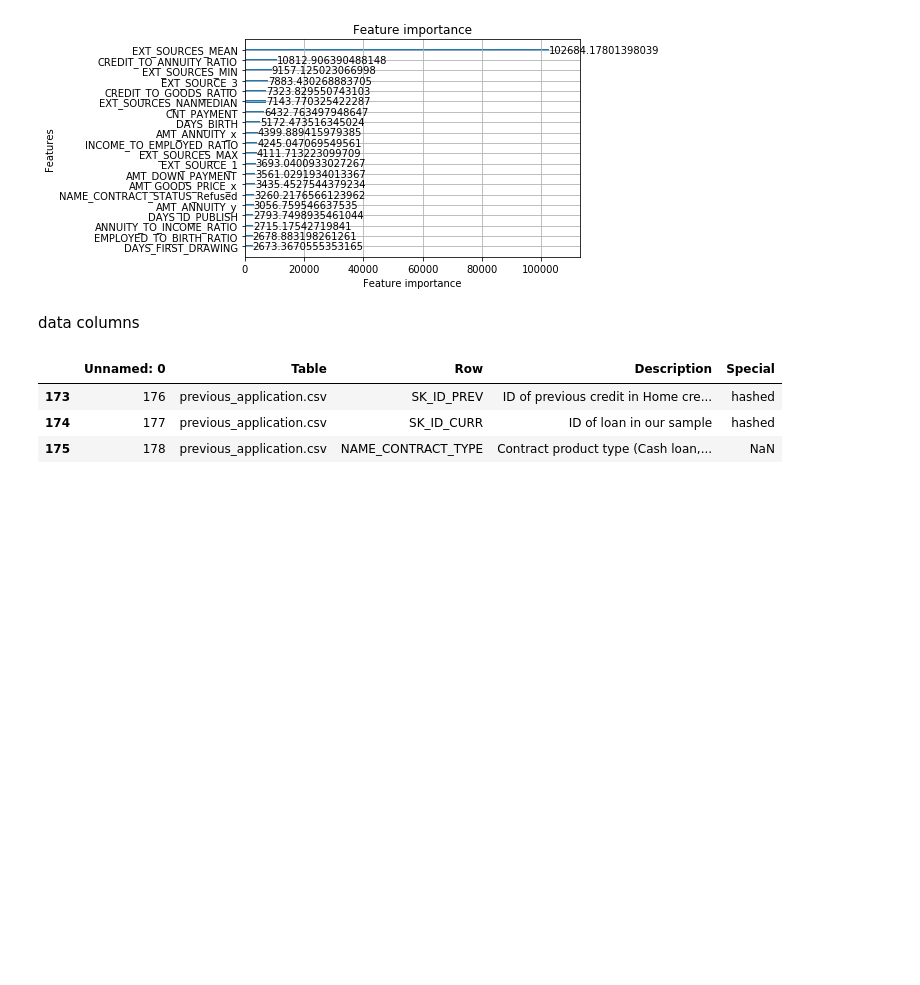
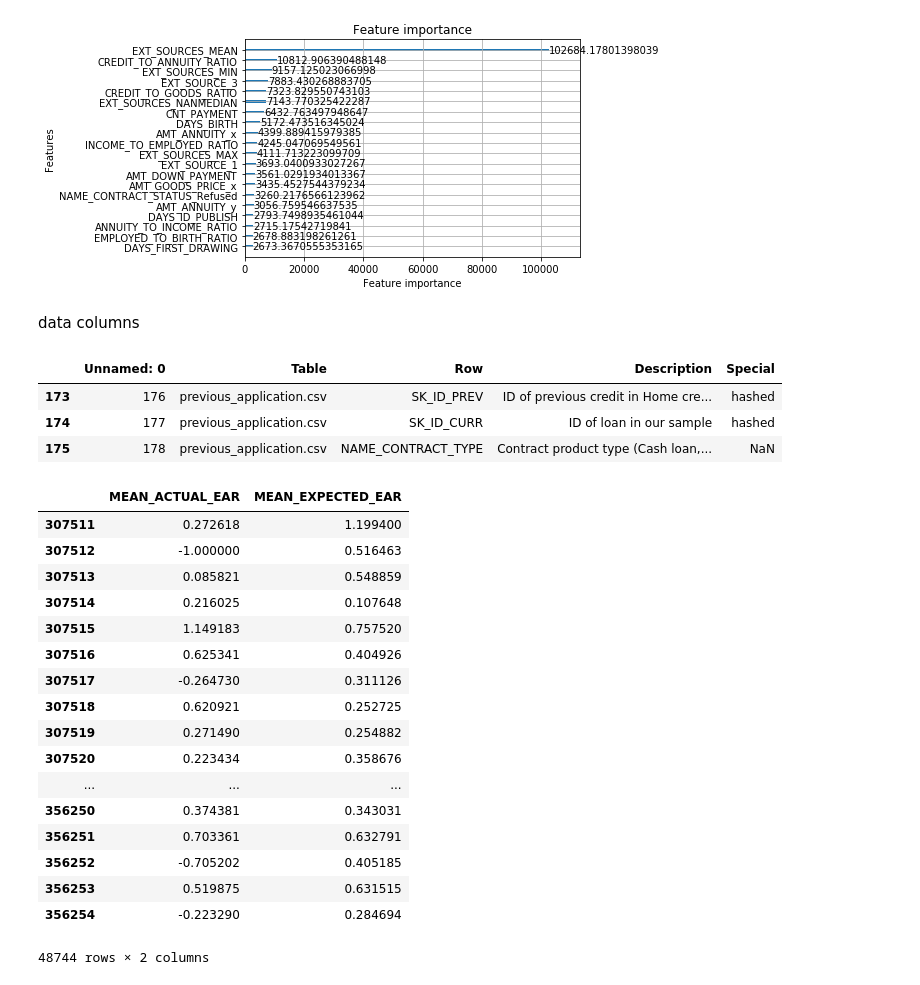
Before and after one commit to narendraparigi1987/home-credit-default-risk, a Jupyter notebook: lightGBM_ApplicationFeatureSet_EARFeatureSet.ipynb, the cells around one changed output. Cells and saved outputs as stored; diff of their text form; code cells hidden in the pictures; blank space fills up the shorter version.

```diff
--- a/lightGBM_ApplicationFeatureSet_EARFeatureSet.ipynb
+++ b/lightGBM_ApplicationFeatureSet_EARFeatureSet.ipynb
@@ -308,3 +308,24 @@ column_info[column_info['Table'] == 'previous_application.csv'][:3]
 | 173 | 176 | previous_application.csv | SK_ID_PREV | ID of previous credit in Home cre... | hashed |
 | 174 | 177 | previous_application.csv | SK_ID_CURR | ID of loan in our sample | hashed |
 | 175 | 178 | previous_application.csv | NAME_CONTRACT_TYPE | Contract product type (Cash loan,... | NaN |
+# %%
+test[['MEAN_ACTUAL_EAR', 'MEAN_EXPECTED_EAR']]
+# %% [output]
+|  | MEAN_ACTUAL_EAR | MEAN_EXPECTED_EAR |
+| 307511 | 0.272618 | 1.199400 |
+| 307512 | -1.000000 | 0.516463 |
+| 307513 | 0.085821 | 0.548859 |
+| 307514 | 0.216025 | 0.107648 |
+| 307515 | 1.149183 | 0.757520 |
+| 307516 | 0.625341 | 0.404926 |
+| 307517 | -0.264730 | 0.311126 |
+| 307518 | 0.620921 | 0.252725 |
+| 307519 | 0.271490 | 0.254882 |
+| 307520 | 0.223434 | 0.358676 |
+| ... | ... | ... |
+| 356250 | 0.374381 | 0.343031 |
+| 356251 | 0.703361 | 0.632791 |
+| 356252 | -0.705202 | 0.405185 |
+| 356253 | 0.519875 | 0.631515 |
+| 356254 | -0.223290 | 0.284694 |
+48744 rows × 2 columns
```
